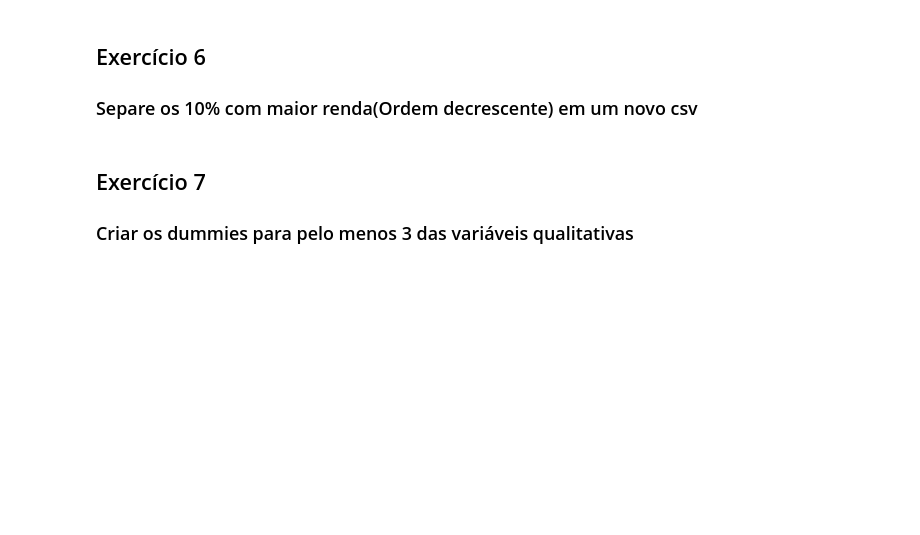
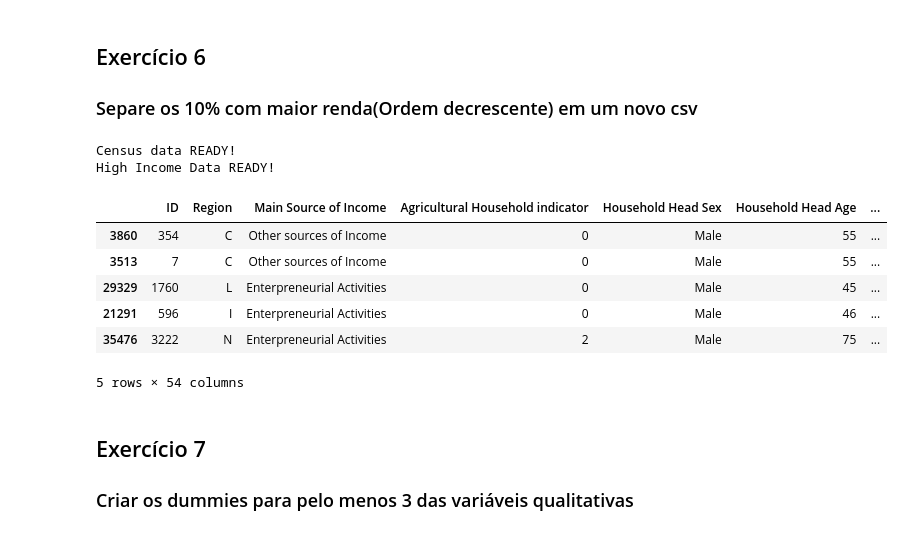
Before and after one commit to wandgibaut/lets_code_g6, a Jupyter notebook: main.ipynb, the cells around one changed output. Cells and saved outputs as stored; diff of their text form; code cells hidden in the pictures; blank space fills up the shorter version.

Commit message:
Exercicio 6 no main notebook

```diff
--- a/main.ipynb
+++ b/main.ipynb
@@ -116,6 +116,20 @@ report['Household Head Sex']
 # %% [markdown]
 <h2>Exercício 6</h2>
 <h3>Separe os 10% com maior renda(Ordem decrescente) em um novo csv</h3>
+# %%
+import census_withHigh
+database = census_withHigh.High_income()
+database.data_highincome.head()
+# %% [output]
+Census data READY!
+High Income Data READY!
+|  | ID | Region | Main Source of Income | Agricultural Household indicator | Household Head Sex | Household Head Age | ... |
+| 3860 | 354 | C | Other sources of Income | 0 | Male | 55 | ... |
+| 3513 | 7 | C | Other sources of Income | 0 | Male | 55 | ... |
+| 29329 | 1760 | L | Enterpreneurial Activities | 0 | Male | 45 | ... |
+| 21291 | 596 | I | Enterpreneurial Activities | 0 | Male | 46 | ... |
+| 35476 | 3222 | N | Enterpreneurial Activities | 2 | Male | 75 | ... |
+5 rows × 54 columns
 # %% [markdown]
 <h2>Exercício 7</h2>
 <h3>Criar os dummies para pelo menos 3 das variáveis qualitativas</h3>
```
Also changed, not shown: 1 other file.
